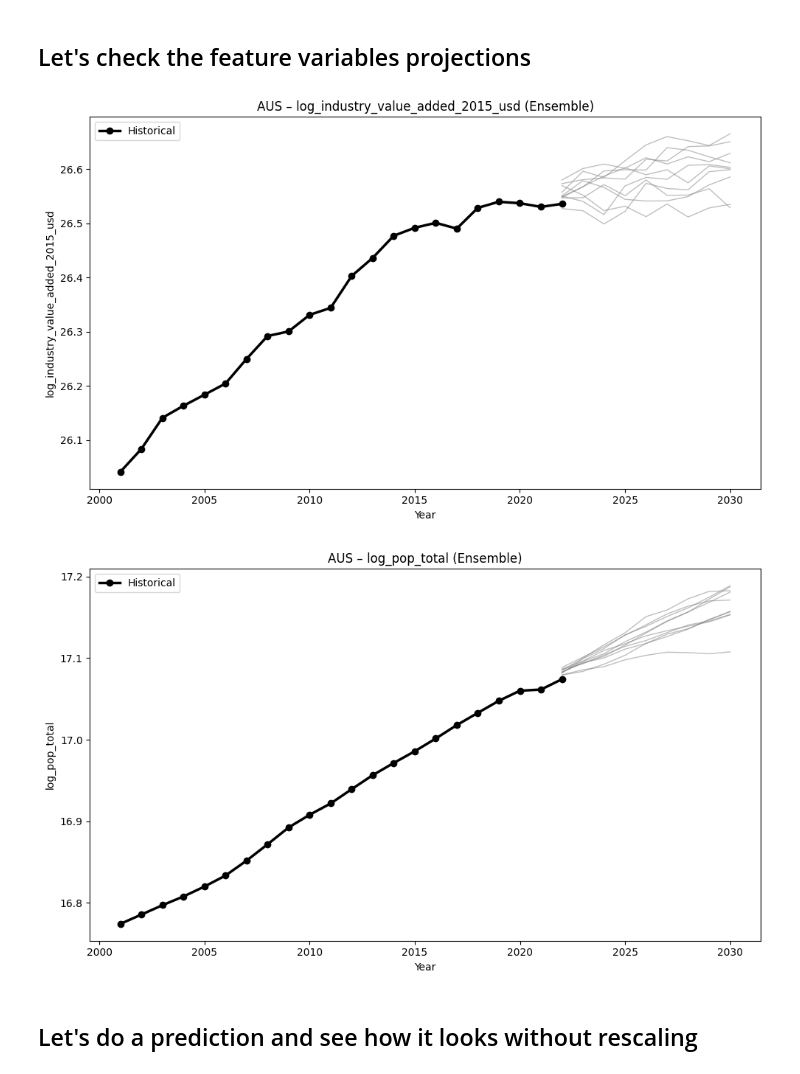
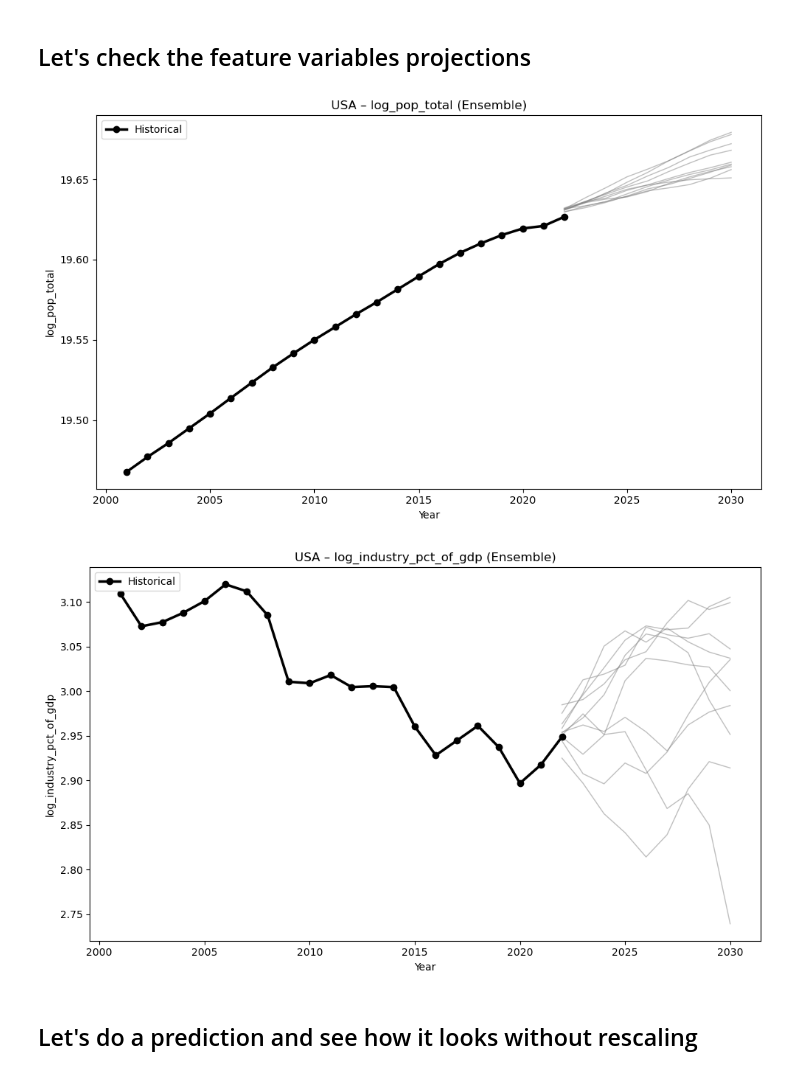
Before and after one commit to jroblar/ndc_evaluation, a Jupyter notebook: ml_scripts/ensemble_analysis.ipynb, the cells around one changed output. Saved outputs shown, nothing was run; the diff lists cells and outputs as text; code cells hidden in the pictures.

```diff
--- a/ml_scripts/ensemble_analysis.ipynb
+++ b/ml_scripts/ensemble_analysis.ipynb
@@ -109,19 +106,19 @@ ensemble_arima_df.head()
 # %%
 ep.plot_ensemble_time_series(
     df=ensemble_arima_df,
-    iso_alpha_3="AUS",
-    column="log_industry_value_added_2015_usd",
+    iso_alpha_3="USA",
+    column="log_pop_total",
     hist_df=training_df_log_transformed)
 # %% [output]
-[figure, old version]
+[figure, new version]
 # %%
 ep.plot_ensemble_time_series(
     df=ensemble_arima_df,
-    iso_alpha_3="AUS",
-    column="log_pop_total",
+    iso_alpha_3="USA",
+    column="log_industry_pct_of_gdp",
     hist_df=training_df_log_transformed)
 # %% [output]
-[figure, old version]
+[figure, new version]
 # %% [markdown]
 ## Let's do a prediction and see how it looks without rescaling
 # %%
```
Also changed, not shown: parts of 12 cells of this notebook.
